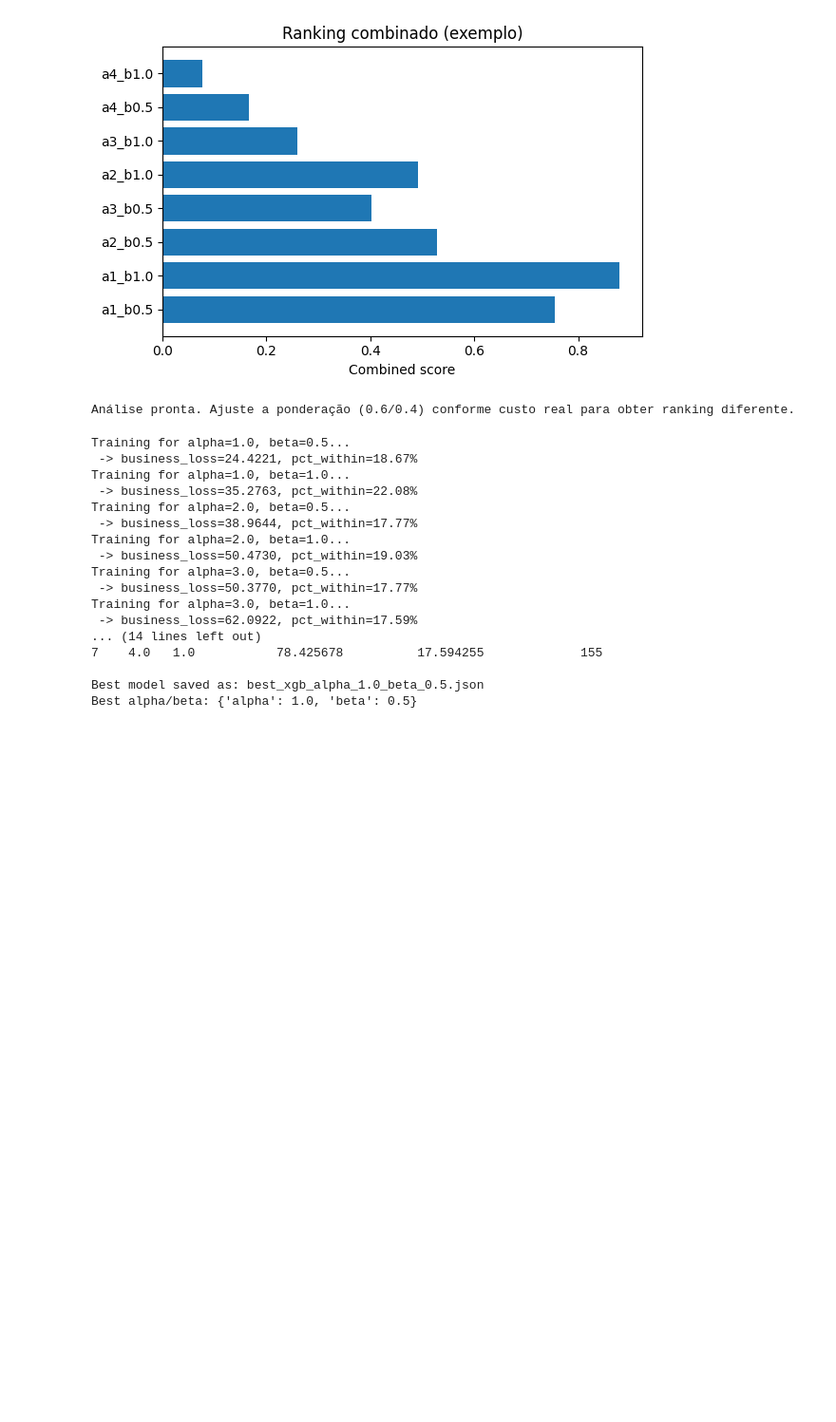
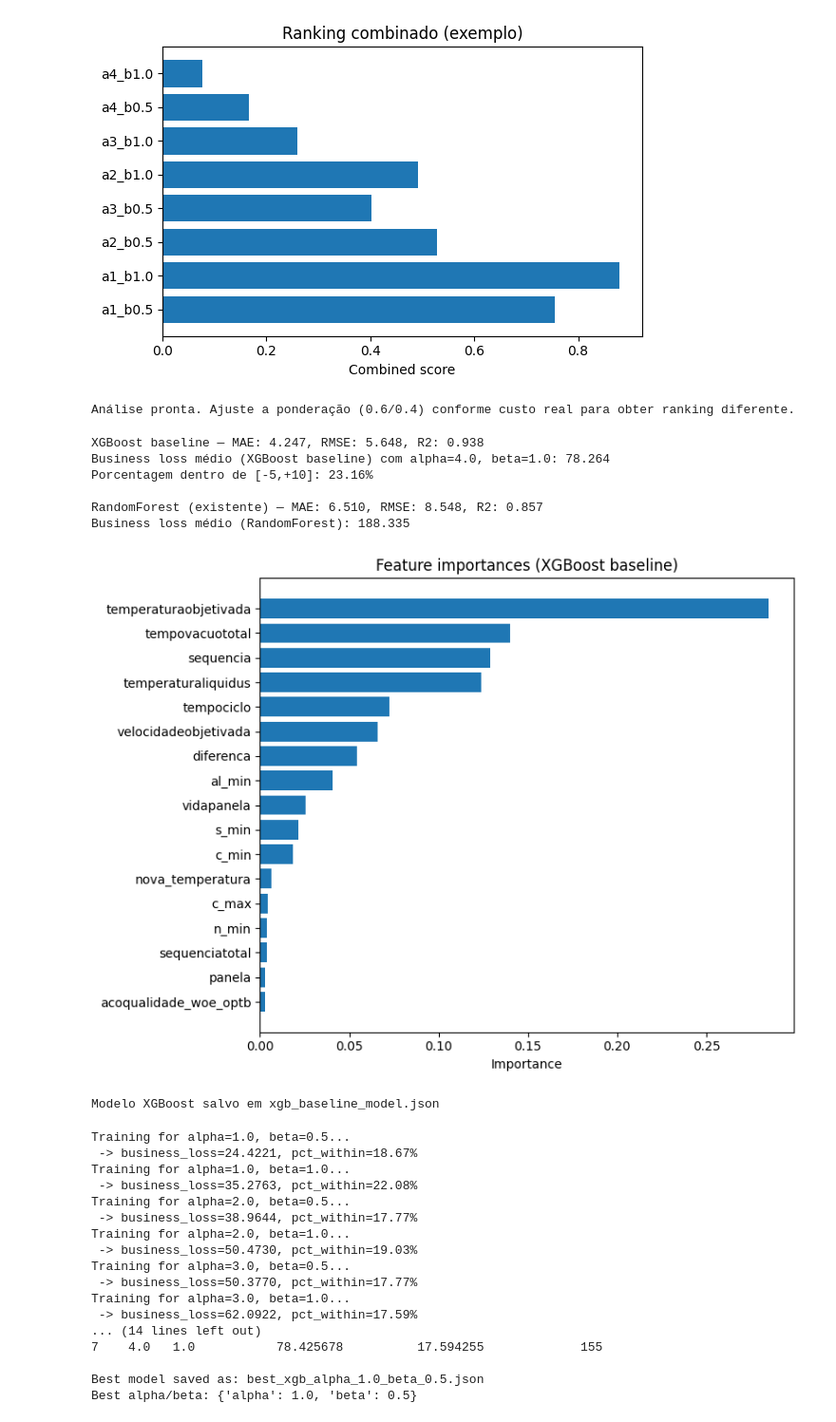
Before and after one commit to AlexiaOberdiek/Projeto-Evcomx, a Jupyter notebook: Projeto_Evcomx.ipynb, the cells around one changed output. Shown at 95% size. Drawn from its saved outputs; the diff is of its cells as text; code cells hidden in the pictures; blank space fills up the shorter version.

```diff
--- a/Projeto_Evcomx.ipynb
+++ b/Projeto_Evcomx.ipynb
@@ -1517,7 +1350,7 @@ X_train, X_test, y_train, y_test = train_test_split(X_use, y_use, test_size=0.2,
 xgb_params = {
     'n_estimators': 300,
     'learning_rate': 0.05,
-    'max_depth': 6,
+    'max_depth': 3,
     'subsample': 0.8,
     'colsample_bytree': 0.8,
     'random_state': 42,
@@ -1526,7 +1359,7 @@ xgb_params = {
 
 model_xgb = XGBRegressor(**xgb_params)
 # utilizar early_stopping_rounds passando eval_set para acelerar/evitar overfit
-model_xgb.fit(X_train, y_train, eval_set=[(X_test, y_test)], early_stopping_rounds=20, verbose=False)
+model_xgb.fit(X_train, y_train, eval_set=[(X_test, y_test)], verbose=False)
 
 # Previsões
 y_pred_xgb = model_xgb.predict(X_test)
@@ -1578,33 +1411,42 @@ try:
     y_pred_rf = novo_modelo.predict(X_test)
     mae_rf = mean_absolute_error(y_test, y_pred_rf)
     rmse_rf = np.sqrt(mean_squared_error(y_test, y_pred_rf))
     r2_rf = r2_score(y_test, y_pred_rf)
     diff_rf = (y_test.values.flatten() - y_pred_rf)
     business_loss_rf = np.where(diff_rf > 0, alpha * (diff_rf ** 2), beta * (diff_rf ** 2)).mean()
 
     print('\nRandomForest (existente) — MAE: {:.3f}, RMSE: {:.3f}, R2: {:.3f}'.format(mae_rf, rmse_rf, r2_rf))
     print('Business loss médio (RandomForest): {:.3f}'.format(business_loss_rf))
 except NameError:
     print('\nRandomForest (variável "novo_modelo") não encontrada para comparação.')
 
 # Feature importance plot
 importances = model_xgb.feature_importances_
 features = X_use.columns
 imp_df = pd.DataFrame({'feature': features, 'importance': importances}).sort_values('importance', ascending=False)
 
 plt.figure(figsize=(8,6))
 plt.barh(imp_df['feature'], imp_df['importance'])
 plt.gca().invert_yaxis()
 plt.title('Feature importances (XGBoost baseline)')
 plt.xlabel('Importance')
 plt.tight_layout()
 plt.show()
 
 # Salvar modelo
 model_xgb.save_model('xgb_baseline_model.json')
 print('\nModelo XGBoost salvo em xgb_baseline_model.json')
 
 # Atualizar o todo: marcar tarefa 5 como completed (o código foi inserido; se quiser, rode a célula para realmente treinar e salvar)
+# %% [output]
+XGBoost baseline — MAE: 4.247, RMSE: 5.648, R2: 0.938
+Business loss médio (XGBoost baseline) com alpha=4.0, beta=1.0: 78.264
+Porcentagem dentro de [-5,+10]: 23.16%
+
+RandomForest (existente) — MAE: 6.510, RMSE: 8.548, R2: 0.857
+Business loss médio (RandomForest): 188.335
+[figure, added]
+Modelo XGBoost salvo em xgb_baseline_model.json
 # %%
 # Grid-search (re-treinar) para diferentes pares (alpha, beta).
 # WARNING: isto re-treina o XGBoost várias vezes — pode levar tempo dependendo do tamanho do dataset.
```
Also changed, not shown: parts of 14 cells of this notebook, 2 other files.
